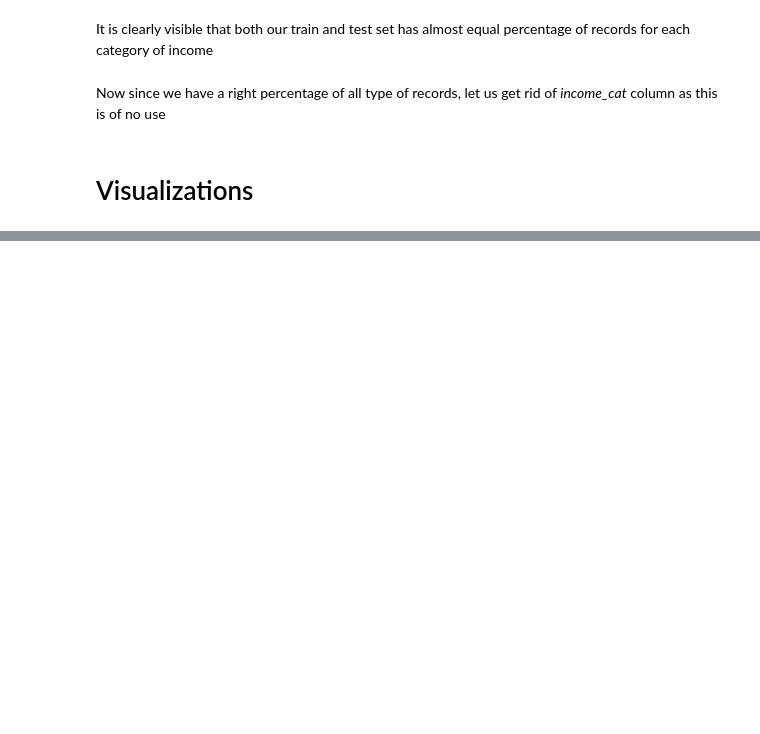
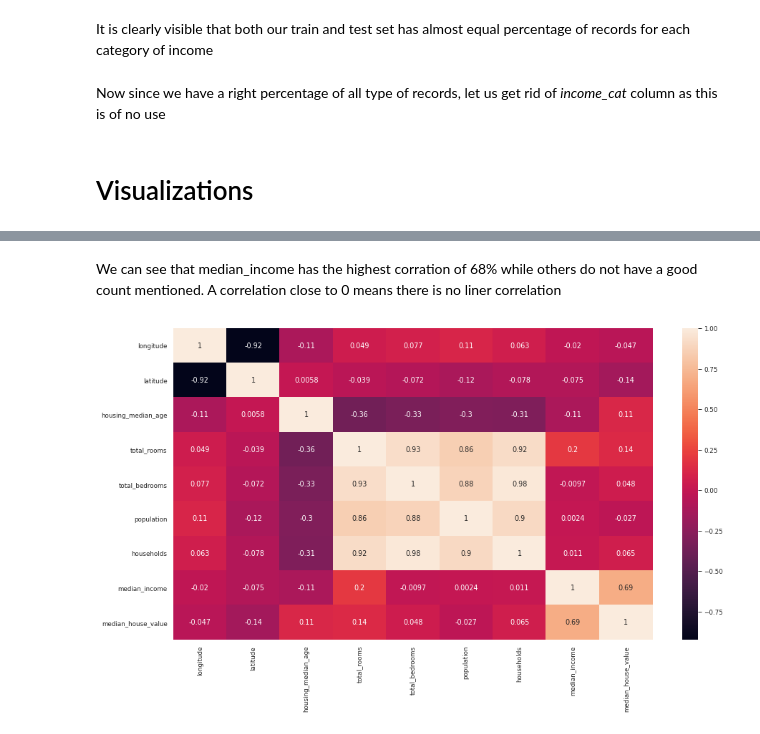
Before and after one commit to AMMLRepos/California-Housing-Price-Prediction, a Jupyter notebook: California_Housing_Prices_Prediction.ipynb, the cells around one changed output, grey strips where cells are left out. Saved outputs shown, nothing was run; the diff lists cells and outputs as text; code cells hidden in the pictures; blank space fills up the shorter version.

```diff
--- a/California_Housing_Prices_Prediction.ipynb
+++ b/California_Housing_Prices_Prediction.ipynb
@@ -288,0 +300,3 @@ sns.relplot(x = "median_house_value", y = "total_rooms", hue = "ocean_proximity"
+# %%
+corr_matrix = housing_train_set.corr()
+print(corr_matrix)
@@ -288,0 +329,8 @@ sns.relplot(x = "median_house_value", y = "total_rooms", hue = "ocean_proximity"
+# %% [markdown]
+We can see that median_income has the highest corration of 68% while others do not have a good count mentioned.
+A correlation close to 0 means there is no liner correlation
+# %%
+plt.figure(figsize = (15,8))
+sns.heatmap(corr_matrix, annot = True);
+# %% [output]
+[figure, added]
```
Also changed, not shown: parts of 20 cells of this notebook.
